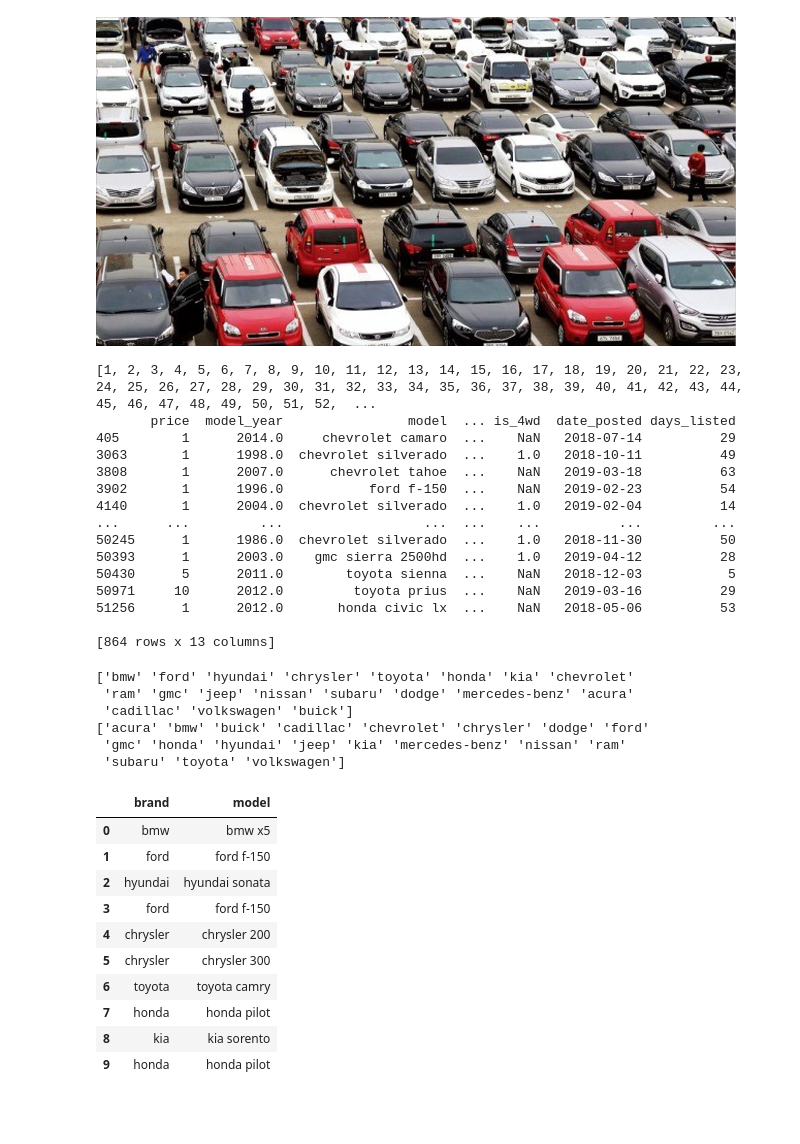
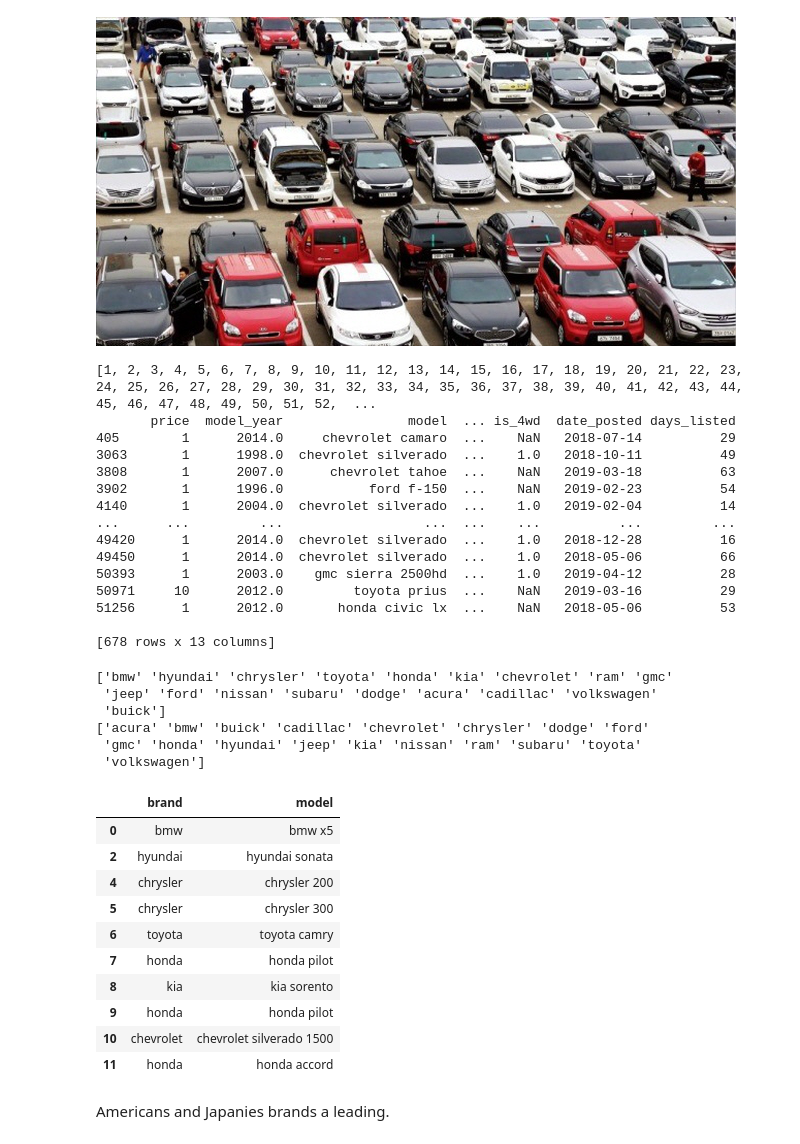
Before and after one commit to AShbln/Car-Advertisement--Project, a Jupyter notebook: notebooks/EDA.ipynb, the cells around one changed output. Saved outputs shown, nothing was run; the diff lists cells and outputs as text; code cells hidden in the pictures; blank space fills up the shorter version.

```diff
--- a/notebooks/EDA.ipynb
+++ b/notebooks/EDA.ipynb
@@ -38,0 +93,3 @@ memory usage: 5.1+ MB
+# %%
+df = df.dropna(subset=['model_year', 'odometer'])
+print(df.isna().sum())
@@ -77,38 +146,38 @@ print(filtered_df)
 3902       1      1996.0           ford f-150  ...    NaN   2019-02-23          54
 4140       1      2004.0  chevrolet silverado  ...    1.0   2019-02-04          14
 ...      ...         ...                  ...  ...    ...          ...         ...
-50245      1      1986.0  chevrolet silverado  ...    1.0   2018-11-30          50
+49420      1      2014.0  chevrolet silverado  ...    1.0   2018-12-28          16
+49450      1      2014.0  chevrolet silverado  ...    1.0   2018-05-06          66
 50393      1      2003.0    gmc sierra 2500hd  ...    1.0   2019-04-12          28
-50430      5      2011.0        toyota sienna  ...    NaN   2018-12-03           5
 50971     10      2012.0         toyota prius  ...    NaN   2019-03-16          29
 51256      1      2012.0       honda civic lx  ...    NaN   2018-05-06          53
 
-[864 rows x 13 columns]
+[678 rows x 13 columns]
 # %%
 #data=data.insert(1, "D", 5)
-df["cnt"] = 1
+#df["cnt"] = 1
 df["brand"] = df['model'].str.split().str[0]
 brands=df.brand.unique()
 print(brands)
 brands.sort()
 print(brands)
 df[['brand', 'model']].head(10)
 # %% [output]
-['bmw' 'ford' 'hyundai' 'chrysler' 'toyota' 'honda' 'kia' 'chevrolet'
- 'ram' 'gmc' 'jeep' 'nissan' 'subaru' 'dodge' 'mercedes-benz' 'acura'
- 'cadillac' 'volkswagen' 'buick']
+['bmw' 'hyundai' 'chrysler' 'toyota' 'honda' 'kia' 'chevrolet' 'ram' 'gmc'
+ 'jeep' 'ford' 'nissan' 'subaru' 'dodge' 'acura' 'cadillac' 'volkswagen'
+ 'buick']
 ['acura' 'bmw' 'buick' 'cadillac' 'chevrolet' 'chrysler' 'dodge' 'ford'
- 'gmc' 'honda' 'hyundai' 'jeep' 'kia' 'mercedes-benz' 'nissan' 'ram'
- 'subaru' 'toyota' 'volkswagen']
+ 'gmc' 'honda' 'hyundai' 'jeep' 'kia' 'nissan' 'ram' 'subaru' 'toyota'
+ 'volkswagen']
 |  | brand | model |
 | 0 | bmw | bmw x5 |
-| 1 | ford | ford f-150 |
 | 2 | hyundai | hyundai sonata |
-| 3 | ford | ford f-150 |
 | 4 | chrysler | chrysler 200 |
 | 5 | chrysler | chrysler 300 |
 | 6 | toyota | toyota camry |
 | 7 | honda | honda pilot |
 | 8 | kia | kia sorento |
 | 9 | honda | honda pilot |
+| 10 | chevrolet | chevrolet silverado 1500 |
+| 11 | honda | honda accord |
 # %%
@@ -117 +185,3 @@ fig = px.pie(df,  names='brand', title='By ', hole=.3)
 fig
+# %% [markdown]
+Americans and Japanies brands a leading.
```
Also changed, not shown: parts of 20 cells of this notebook, 3 other files.
